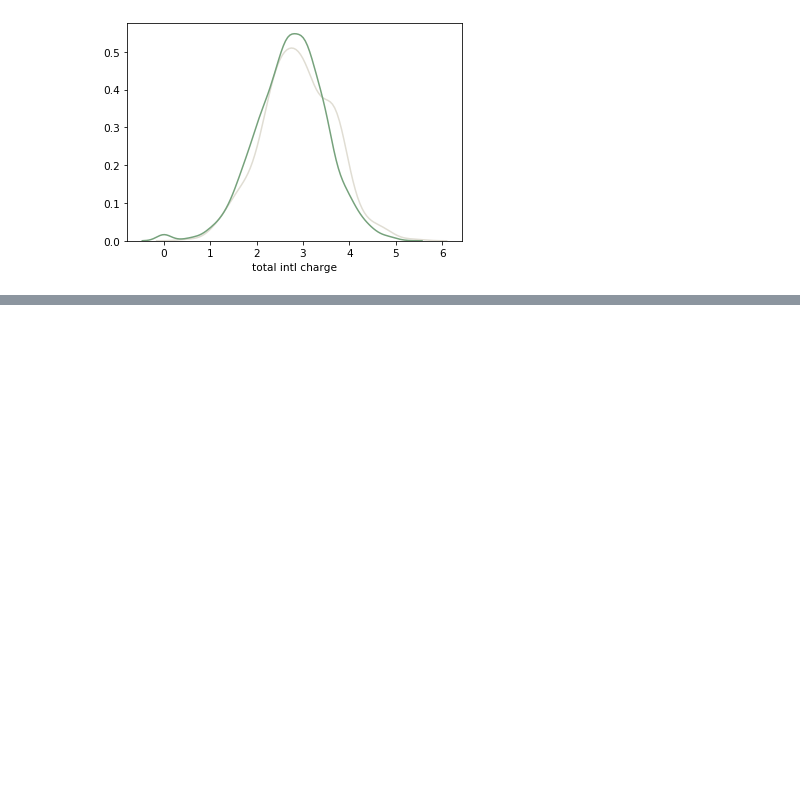
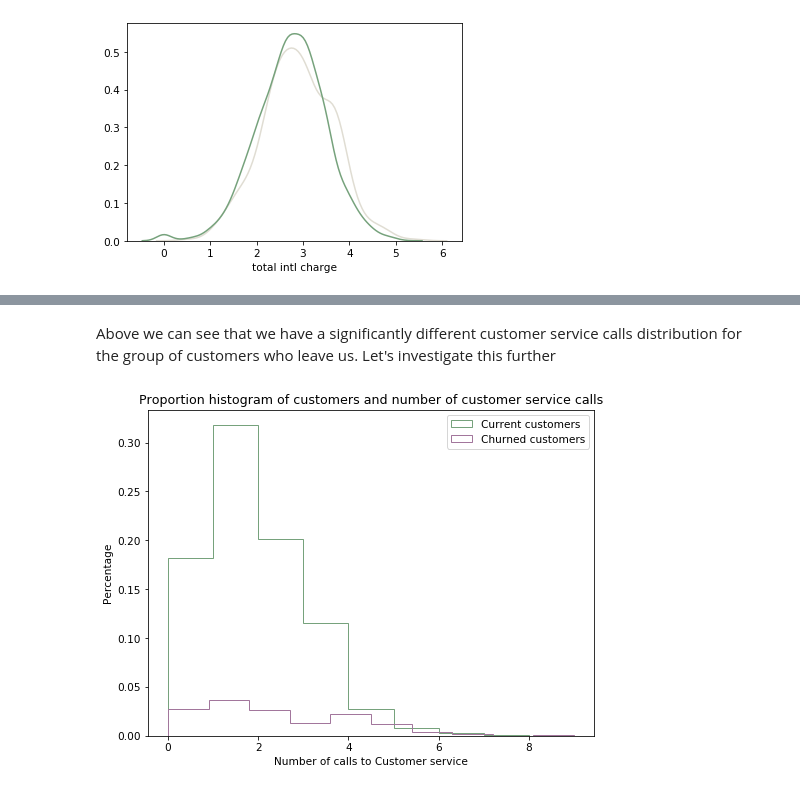
Before and after one commit to LeDorean/churn_analysis, a Jupyter notebook: notebooks/exploratory.ipynb, the cells around one changed output, grey strips where cells are left out. Saved outputs shown, nothing was run; the diff lists cells and outputs as text; code cells hidden in the pictures; blank space fills up the shorter version.

```diff
--- a/notebooks/exploratory.ipynb
+++ b/notebooks/exploratory.ipynb
@@ -279,0 +300,13 @@ for charge in charge_types:
+# %% [markdown]
+Above we can see that we have a significantly different customer service calls distribution for the group of customers who leave us. Let's investigate this further
+# %%
+plt.figure(figsize=(8,6));
+plt.title('Proportion histogram of customers and number of customer service calls');
+plt.ylabel('Percentage');
+plt.xlabel('Number of calls to Customer service')
+plt.hist(df[~df['churn']]['customer service calls'],histtype='step',weights=np.ones(len(df[~df['churn']])) / len(df['account length']),bins=sorted(df['customer service calls'].unique()),color='#76a27c',label='Current customers');
+plt.hist(df[df['churn']]['customer service calls'],histtype='step',weights=np.ones(len(df[df['churn']])) / len(df['account length']),color='#a2769c',label='Churned customers');
+plt.legend();
+plt.show()
+# %% [output]
+[figure, added]
```
Also changed, not shown: parts of 4 cells of this notebook.
